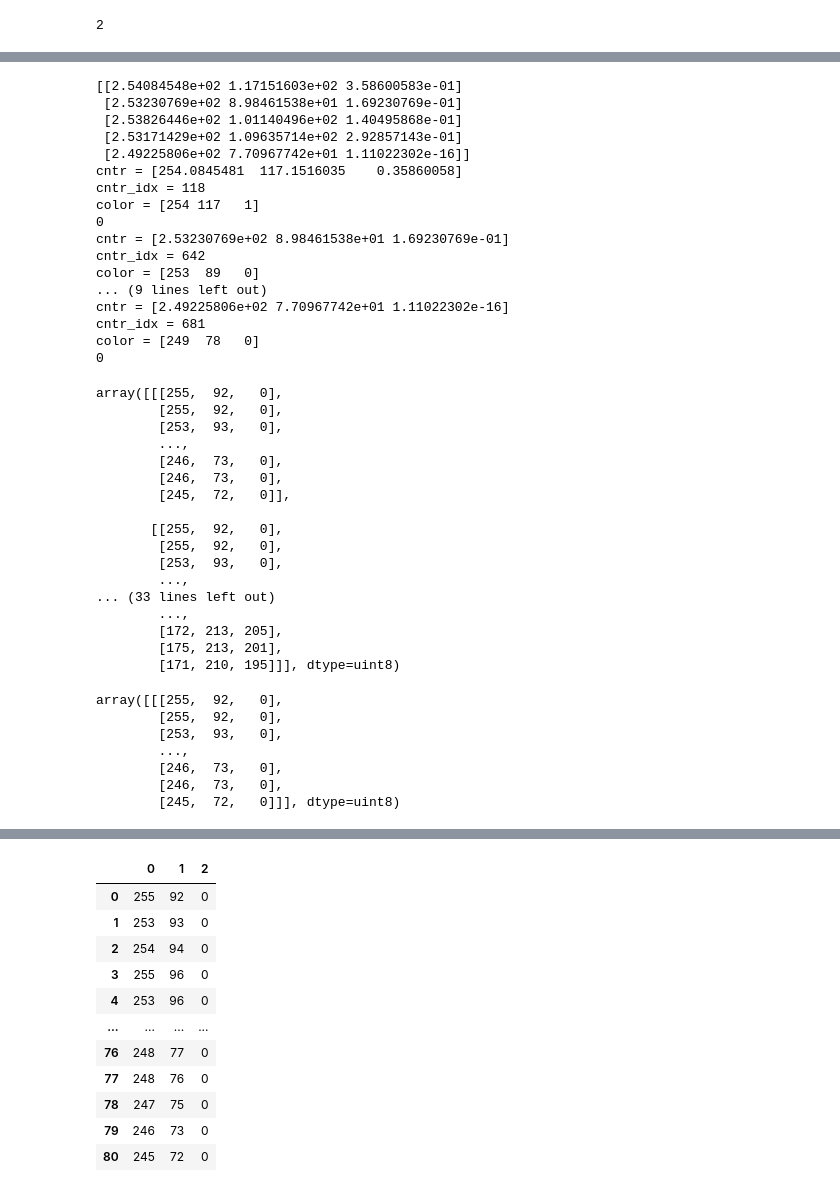
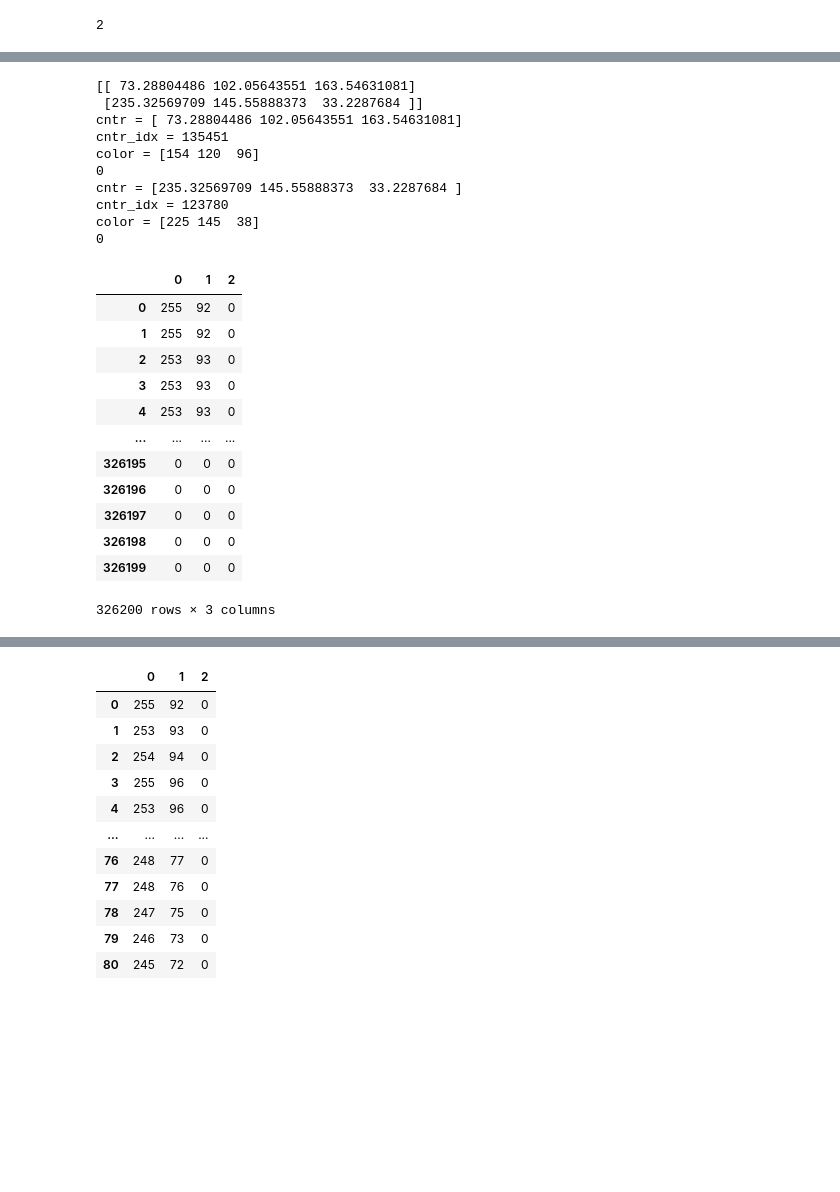
Before and after one commit to sergeimoiseev/neuro, a Jupyter notebook: feml-11-hw-10-clust/task10.ipynb, the cells around one changed output, grey strips where cells are left out. Drawn from its saved outputs; the diff is of its cells as text; code cells hidden in the pictures; blank space fills up the shorter version.

```diff
--- a/feml-11-hw-10-clust/task10.ipynb
+++ b/feml-11-hw-10-clust/task10.ipynb
@@ -162,6 +172,6 @@ len(kmeans.cluster_centers_)
 # %%
-df = pd.DataFrame(img[0])
-a = img[0]
+df = pd.DataFrame(i_r)
+a = i_r
 print(kmeans.cluster_centers_)
 for cntr in kmeans.cluster_centers_:
     # a0 = cntr
@@ -170,54 +180,32 @@ for cntr in kmeans.cluster_centers_:
     print('cntr = %s' % (str(cntr)))
     print('cntr_idx = %s' % (str(cntr_idx)))
     print('color = %s' % (str(cntr_color)))
-    df.loc[kmeans.labels_== cntr_idx, :] = cntr_color
+    df.loc[kmeans.labels_== cntr_idx, :] = [0,0,0]
     print(len(df.loc[kmeans.labels_== cntr_idx, :]))
 # %% [output]
-[[2.54084548e+02 1.17151603e+02 3.58600583e-01]
- [2.53230769e+02 8.98461538e+01 1.69230769e-01]
- [2.53826446e+02 1.01140496e+02 1.40495868e-01]
- [2.53171429e+02 1.09635714e+02 2.92857143e-01]
- [2.49225806e+02 7.70967742e+01 1.11022302e-16]]
-cntr = [254.0845481  117.1516035    0.35860058]
-cntr_idx = 118
-color = [254 117   1]
+[[ 73.28804486 102.05643551 163.54631081]
+ [235.32569709 145.55888373  33.2287684 ]]
+cntr = [ 73.28804486 102.05643551 163.54631081]
+cntr_idx = 135451
+color = [154 120  96]
 0
-cntr = [2.53230769e+02 8.98461538e+01 1.69230769e-01]
-cntr_idx = 642
-color = [253  89   0]
-... (9 lines left out)
-cntr = [2.49225806e+02 7.70967742e+01 1.11022302e-16]
-cntr_idx = 681
-color = [249  78   0]
+cntr = [235.32569709 145.55888373  33.2287684 ]
+cntr_idx = 123780
+color = [225 145  38]
 0
-# %%
-img
-# %% [output]
-array([[[255,  92,   0],
-        [255,  92,   0],
-        [253,  93,   0],
-        ...,
-        [246,  73,   0],
-        [246,  73,   0],
-        [245,  72,   0]],
-
-       [[255,  92,   0],
-        [255,  92,   0],
-        [253,  93,   0],
-        ...,
-... (33 lines left out)
-        ...,
-        [172, 213, 205],
-        [175, 213, 201],
-        [171, 210, 195]]], dtype=uint8)
-# %%
-y = np.expand_dims(df.to_numpy(), axis=0)
-y
-# %% [output]
-array([[[255,  92,   0],
-        [255,  92,   0],
-        [253,  93,   0],
-        ...,
-        [246,  73,   0],
-        [246,  73,   0],
-        [245,  72,   0]]], dtype=uint8)
+# %%
+df
+# %% [output]
+|  | 0 | 1 | 2 |
+| 0 | 255 | 92 | 0 |
+| 1 | 255 | 92 | 0 |
+| 2 | 253 | 93 | 0 |
+| 3 | 253 | 93 | 0 |
+| 4 | 253 | 93 | 0 |
+| ... | ... | ... | ... |
+| 326195 | 0 | 0 | 0 |
+| 326196 | 0 | 0 | 0 |
+| 326197 | 0 | 0 | 0 |
+| 326198 | 0 | 0 | 0 |
+| 326199 | 0 | 0 | 0 |
+326200 rows × 3 columns
```
Also changed, not shown: parts of 16 cells of this notebook.
